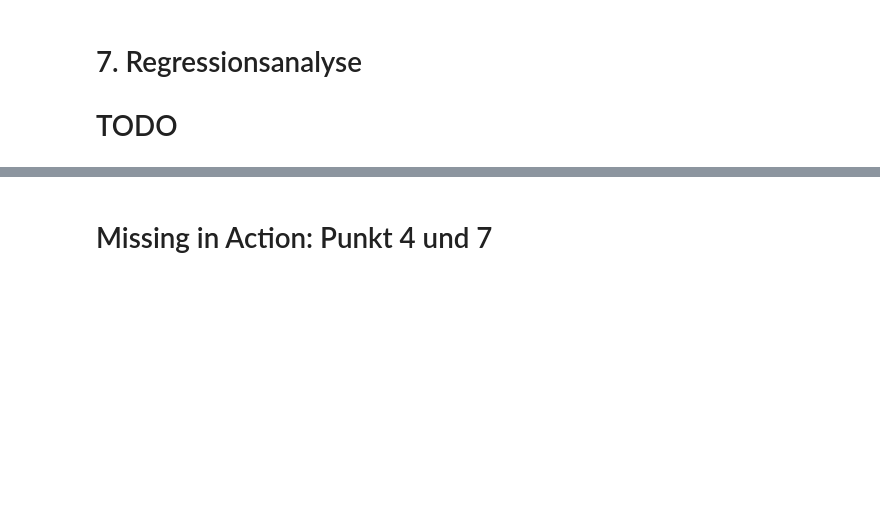
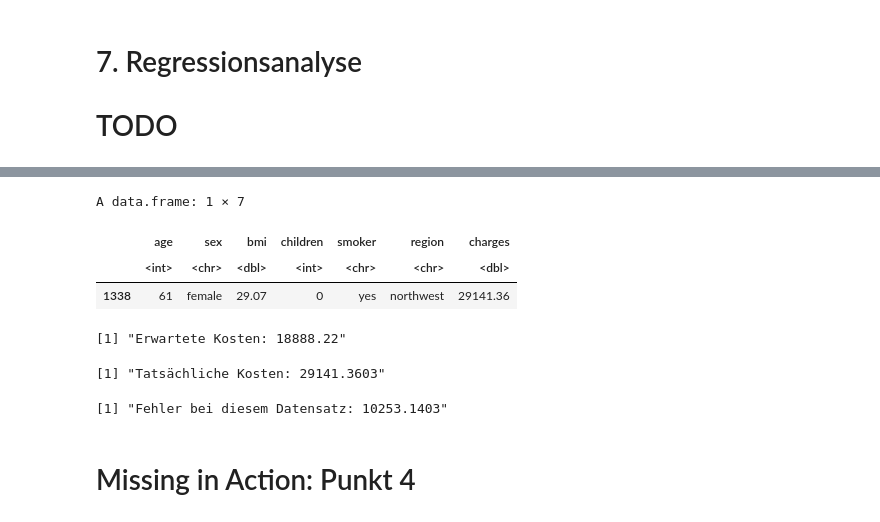
Before and after one commit to buttermonkey/group-1-insurance, a Jupyter notebook: group-1-insurance.ipynb, the cells around one changed output, grey strips where cells are left out. Drawn from its saved outputs; the diff is of its cells as text; code cells hidden in the pictures; blank space fills up the shorter version.

```diff
--- a/group-1-insurance.ipynb
+++ b/group-1-insurance.ipynb
@@ -208,2 +213,23 @@ Es lassen sich 3 "Bänder" identifizieren. Es wäre interessant zu wissen, welch
+# %%
+cleandata[1333,]
+# %% [output]
+A data.frame: 1 × 7
+|  | age | sex | bmi | children | smoker | region | charges |
+|  | <int> | <chr> | <dbl> | <int> | <chr> | <chr> | <dbl> |
+| 1338 | 61 | female | 29.07 | 0 | yes | northwest | 29141.36 |
+# %%
+# Charges = 3195,97 + Alter * 257,25
+
+expectedCharges = cleandata[1333,]$age * 257.25 + 3195.97
+actualCharges = cleandata[1333,]$charges
+difference = abs(expectedCharges - actualCharges)
+
+sprintf ("Erwartete Kosten: %s", expectedCharges)
+sprintf ("Tatsächliche Kosten: %s", actualCharges)
+sprintf ("Fehler bei diesem Datensatz: %s", difference)
+# %% [output]
+[1] "Erwartete Kosten: 18888.22"
+[1] "Tatsächliche Kosten: 29141.3603"
+[1] "Fehler bei diesem Datensatz: 10253.1403"
 # %% [markdown]
-# Missing in Action: Punkt 4 und 7
+# Missing in Action: Punkt 4
```
Also changed, not shown: parts of 5 cells of this notebook.
